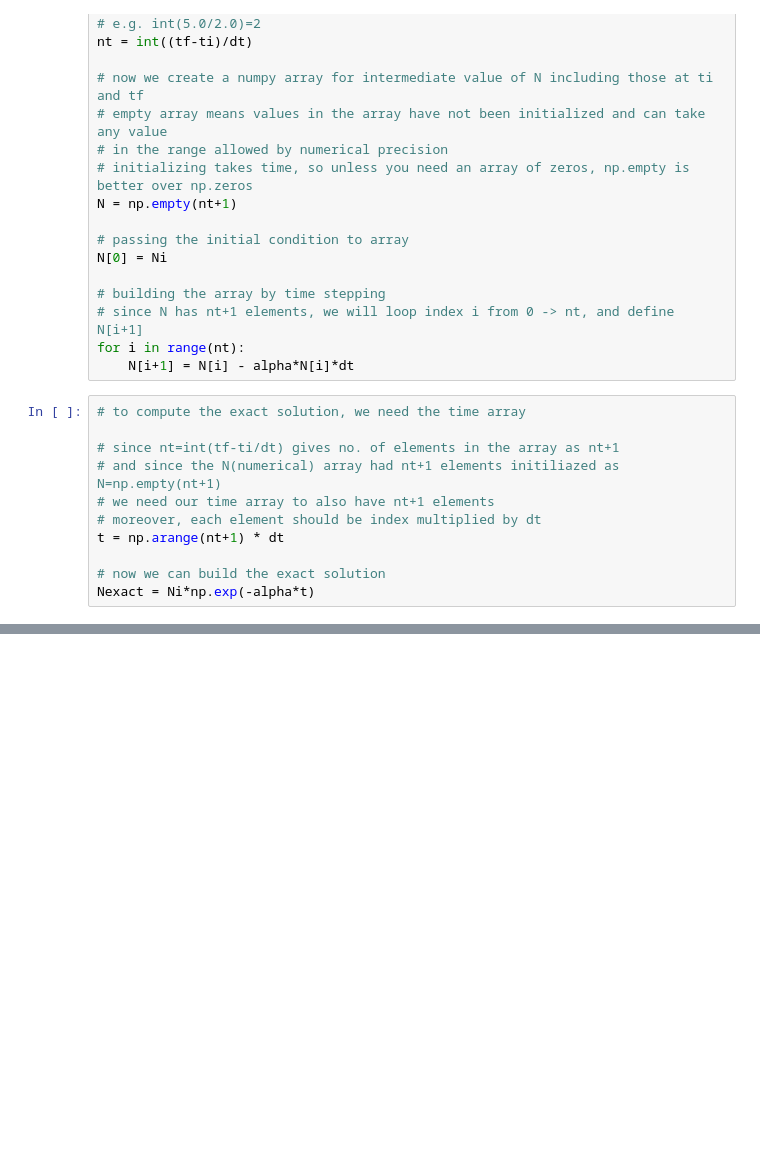
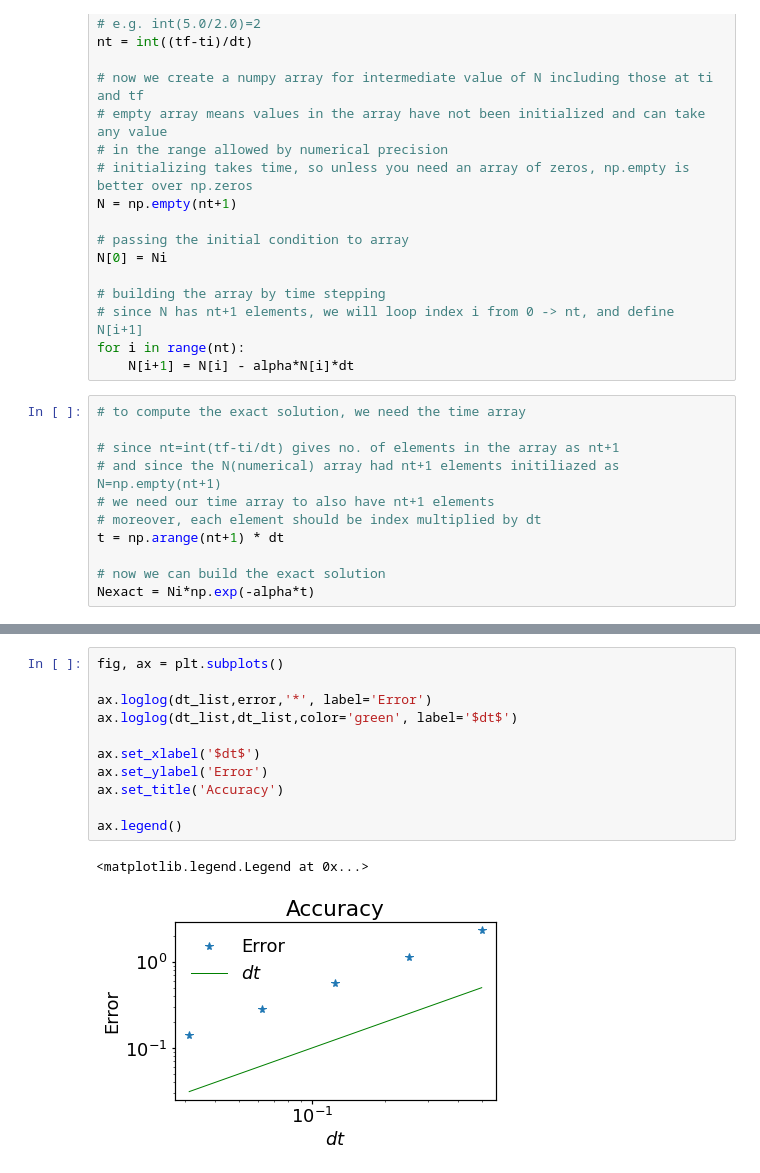
Before and after one commit to shauryasachdev/self_tutorials, a Jupyter notebook: tutorial_3.ipynb, the cells around one changed output, grey strips where cells are left out. Drawn from its saved outputs; the diff is of its cells as text; blank space fills up the shorter version.

```diff
--- a/tutorial_3.ipynb
+++ b/tutorial_3.ipynb
@@ -63,0 +102,14 @@ ax.legend()
+# %%
+fig, ax = plt.subplots()
+
+ax.loglog(dt_list,error,'*', label='Error')
+ax.loglog(dt_list,dt_list,color='green', label='$dt$')
+
+ax.set_xlabel('$dt$')
+ax.set_ylabel('Error')
+ax.set_title('Accuracy')
+
+ax.legend()
+# %% [output]
+<matplotlib.legend.Legend at 0x...>
+[figure, added]
```
Also changed, not shown: parts of 3 cells of this notebook.
